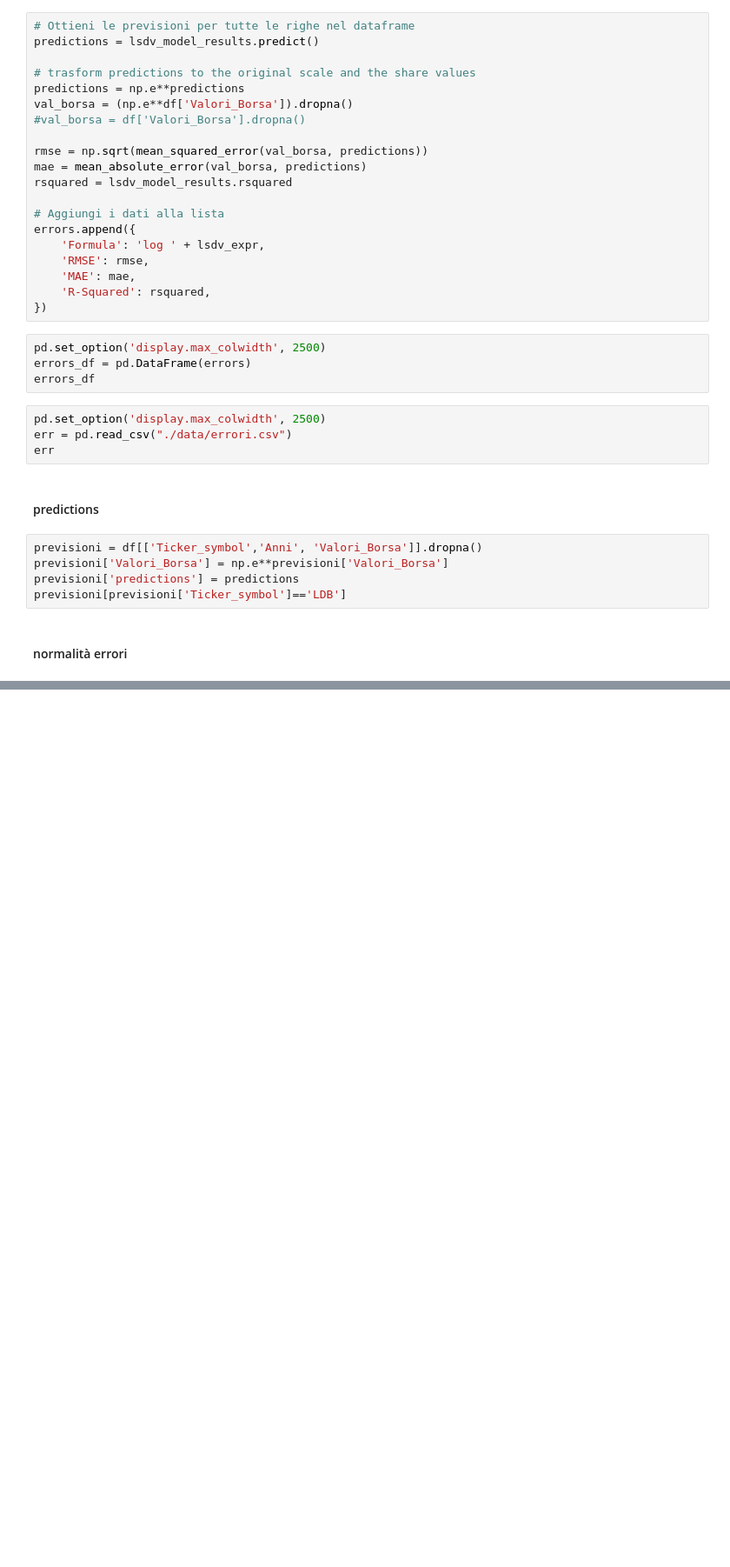
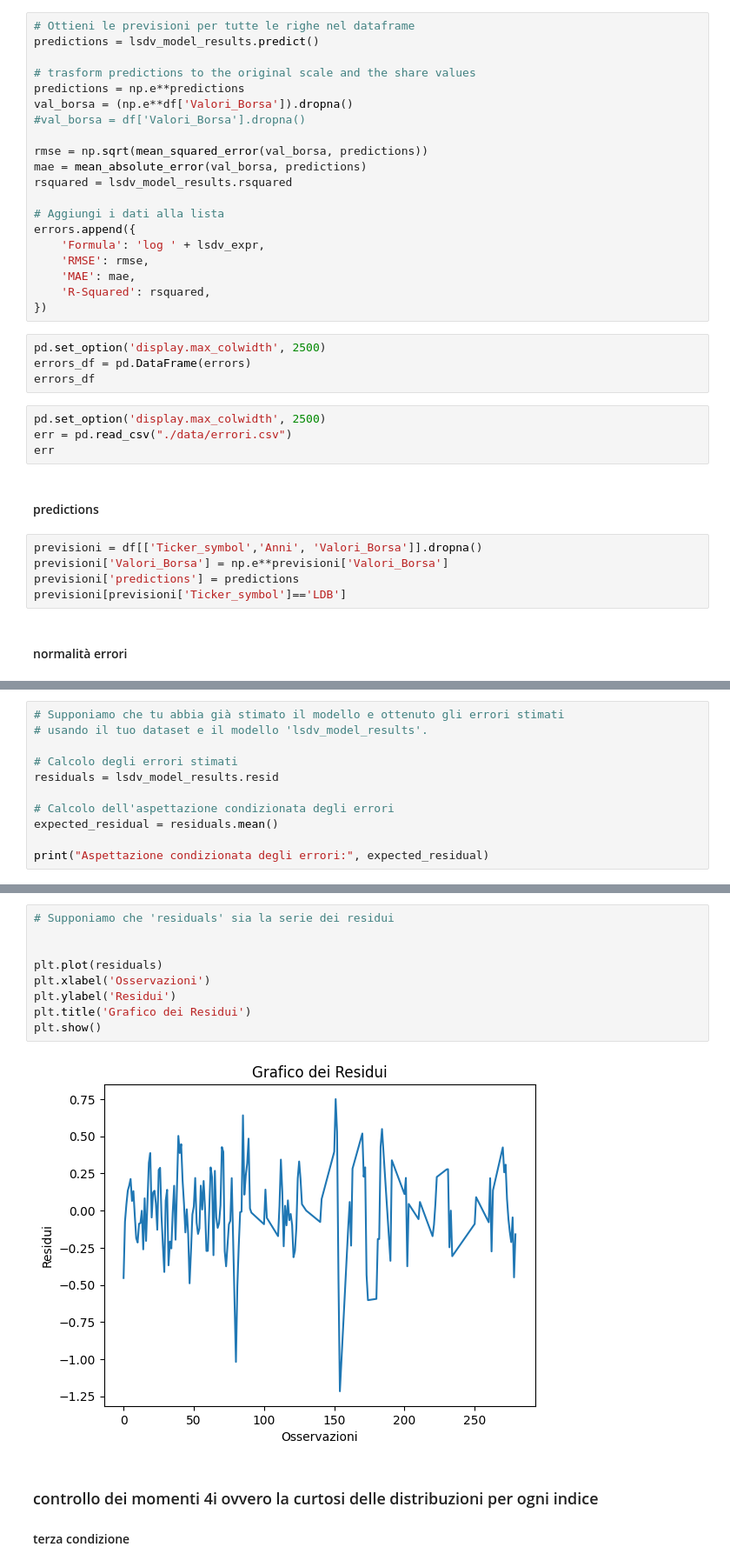
Before and after one commit to leoBitto/Tesi, a Jupyter notebook: tesi.ipynb, the cells around one changed output, grey strips where cells are left out. Shown at 87% size. Drawn from its saved outputs; the diff is of its cells as text; blank space fills up the shorter version.

Commit message:
added images, cleaner

```diff
--- a/tesi.ipynb
+++ b/tesi.ipynb
@@ -455,0 +518,11 @@ plt.show()
+# %%
+# Supponiamo che tu abbia già stimato il modello e ottenuto gli errori stimati
+# usando il tuo dataset e il modello 'lsdv_model_results'.
+
+# Calcolo degli errori stimati
+residuals = lsdv_model_results.resid
+
+# Calcolo dell'aspettazione condizionata degli errori
+expected_residual = residuals.mean()
+
+print("Aspettazione condizionata degli errori:", expected_residual)
@@ -455,0 +535,14 @@ plt.show()
+# %%
+# Supponiamo che 'residuals' sia la serie dei residui
+
+
+plt.plot(residuals)
+plt.xlabel('Osservazioni')
+plt.ylabel('Residui')
+plt.title('Grafico dei Residui')
+plt.show()
+# %% [output]
+[figure, added]
+# %% [markdown]
+### controllo dei momenti 4i ovvero la curtosi delle distribuzioni per ogni indice
+#### terza condizione
```
Also changed, not shown: parts of 35 cells of this notebook, 4 other files.
